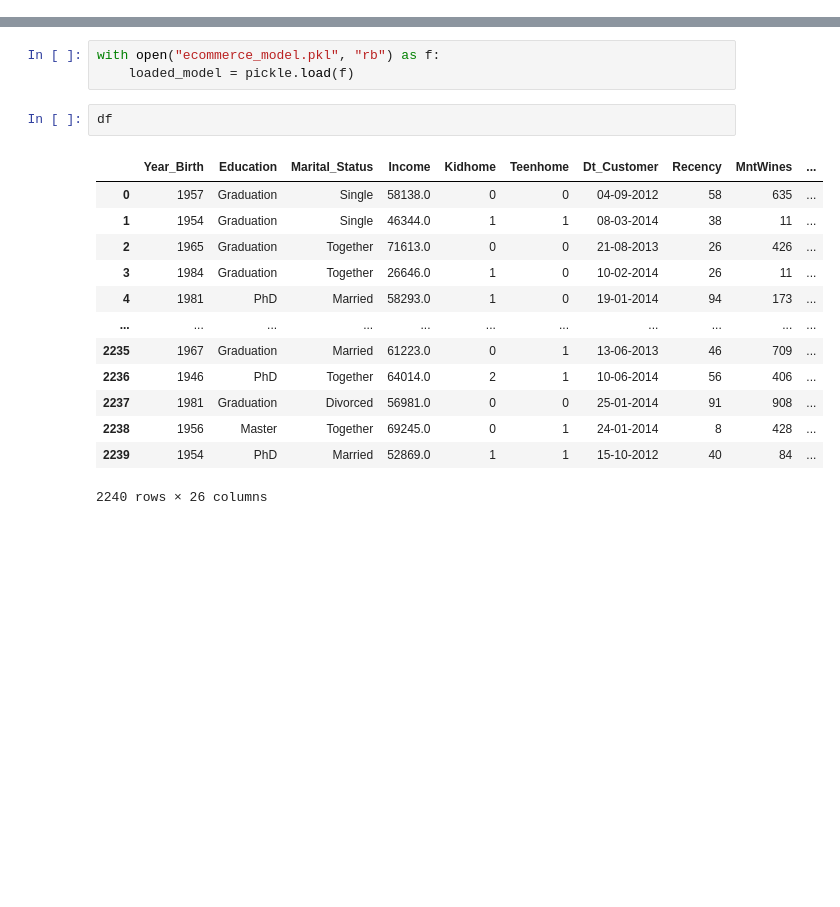
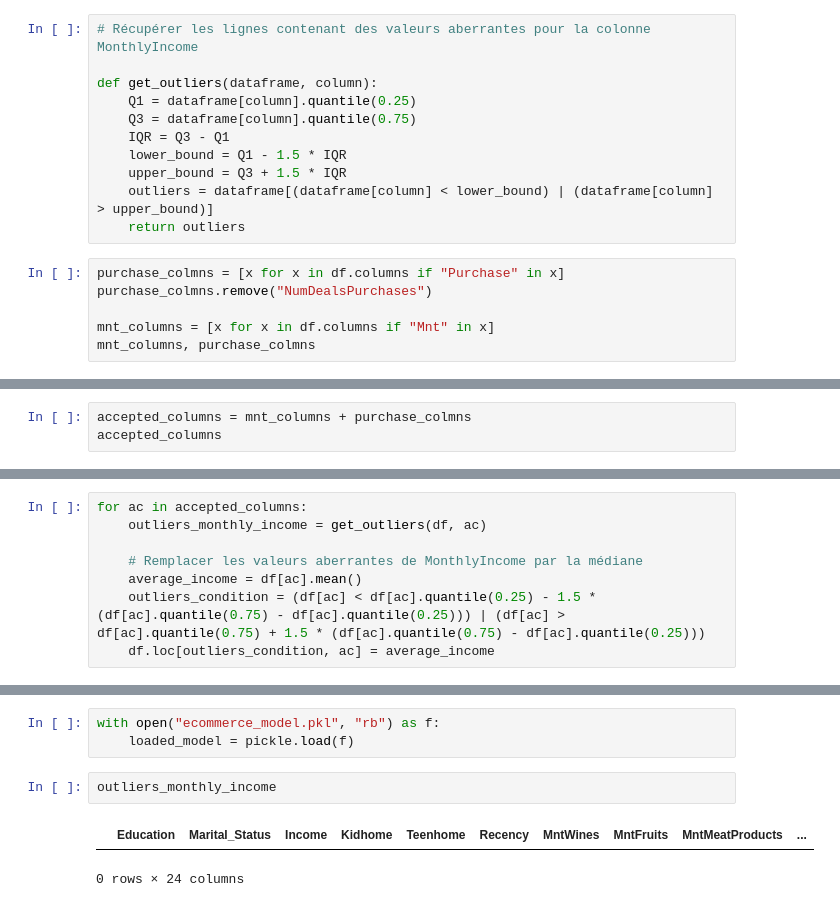
Before and after one commit to enniriss/Predict_Bitcoin, a Jupyter notebook: src/analyse.ipynb, the cells around one changed output, grey strips where cells are left out. Drawn from its saved outputs; the diff is of its cells as text; blank space fills up the shorter version.

```diff
--- a/src/analyse.ipynb
+++ b/src/analyse.ipynb
@@ -110,0 +142,17 @@ Pour normaliser les donénes, il est préférable d'utiliser la médiane, car on
+# %%
+# Récupérer les lignes contenant des valeurs aberrantes pour la colonne MonthlyIncome
+
+def get_outliers(dataframe, column):
+    Q1 = dataframe[column].quantile(0.25)
+    Q3 = dataframe[column].quantile(0.75)
+    IQR = Q3 - Q1
+    lower_bound = Q1 - 1.5 * IQR
+    upper_bound = Q3 + 1.5 * IQR
+    outliers = dataframe[(dataframe[column] < lower_bound) | (dataframe[column] > upper_bound)]
+    return outliers
+# %%
+purchase_colmns = [x for x in df.columns if "Purchase" in x]
+purchase_colmns.remove("NumDealsPurchases")
+
+mnt_columns = [x for x in df.columns if "Mnt" in x]
+mnt_columns, purchase_colmns
@@ -110,0 +167,3 @@ Pour normaliser les donénes, il est préférable d'utiliser la médiane, car on
+# %%
+accepted_columns = mnt_columns + purchase_colmns
+accepted_columns
@@ -110,0 +180,8 @@ Pour normaliser les donénes, il est préférable d'utiliser la médiane, car on
+# %%
+for ac in accepted_columns:
+    outliers_monthly_income = get_outliers(df, ac)
+
+    # Remplacer les valeurs aberrantes de MonthlyIncome par la médiane
+    average_income = df[ac].mean()
+    outliers_condition = (df[ac] < df[ac].quantile(0.25) - 1.5 * (df[ac].quantile(0.75) - df[ac].quantile(0.25))) | (df[ac] > df[ac].quantile(0.75) + 1.5 * (df[ac].quantile(0.75) - df[ac].quantile(0.25)))
+    df.loc[outliers_condition, ac] = average_income
@@ -250,21 +347,10 @@ Modèle sauvegardé dans ecommerce_model.pkl
 with open("ecommerce_model.pkl", "rb") as f:
     loaded_model = pickle.load(f)
 # %%
-df
+outliers_monthly_income
 # %% [output]
-|  | Year_Birth | Education | Marital_Status | Income | Kidhome | Teenhome | Dt_Customer | Recency | MntWines | ... |
-| 0 | 1957 | Graduation | Single | 58138.0 | 0 | 0 | 04-09-2012 | 58 | 635 | ... |
-| 1 | 1954 | Graduation | Single | 46344.0 | 1 | 1 | 08-03-2014 | 38 | 11 | ... |
-| 2 | 1965 | Graduation | Together | 71613.0 | 0 | 0 | 21-08-2013 | 26 | 426 | ... |
-| 3 | 1984 | Graduation | Together | 26646.0 | 1 | 0 | 10-02-2014 | 26 | 11 | ... |
-| 4 | 1981 | PhD | Married | 58293.0 | 1 | 0 | 19-01-2014 | 94 | 173 | ... |
-| ... | ... | ... | ... | ... | ... | ... | ... | ... | ... | ... |
-| 2235 | 1967 | Graduation | Married | 61223.0 | 0 | 1 | 13-06-2013 | 46 | 709 | ... |
-| 2236 | 1946 | PhD | Together | 64014.0 | 2 | 1 | 10-06-2014 | 56 | 406 | ... |
-| 2237 | 1981 | Graduation | Divorced | 56981.0 | 0 | 0 | 25-01-2014 | 91 | 908 | ... |
-| 2238 | 1956 | Master | Together | 69245.0 | 0 | 1 | 24-01-2014 | 8 | 428 | ... |
-| 2239 | 1954 | PhD | Married | 52869.0 | 1 | 1 | 15-10-2012 | 40 | 84 | ... |
+|  | Education | Marital_Status | Income | Kidhome | Teenhome | Recency | MntWines | MntFruits | MntMeatProducts | ... |
-2240 rows × 26 columns
+0 rows × 24 columns
 # %%
 from sklearn.cluster import KMeans
 from sklearn.preprocessing import StandardScaler
```
Also changed, not shown: parts of 29 cells of this notebook, 2 other files.
